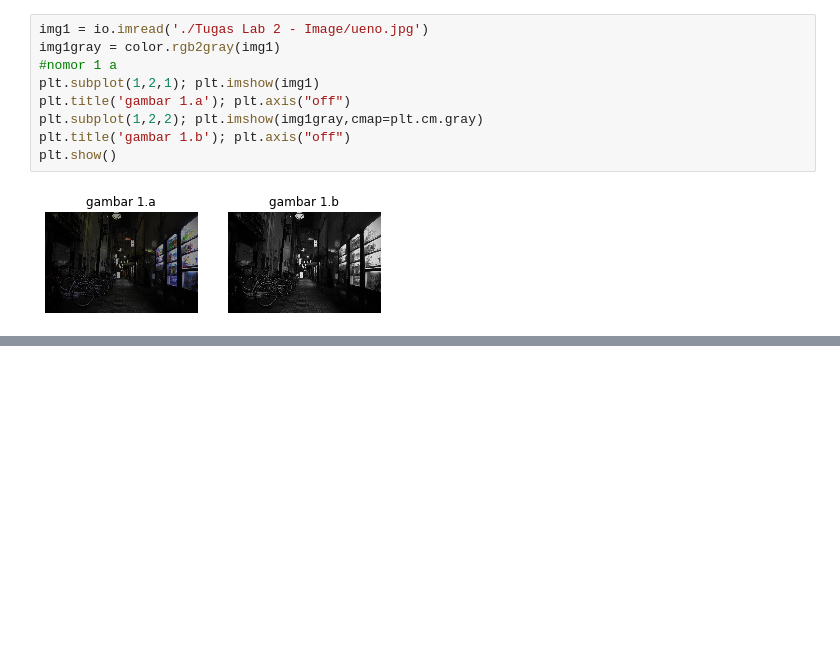
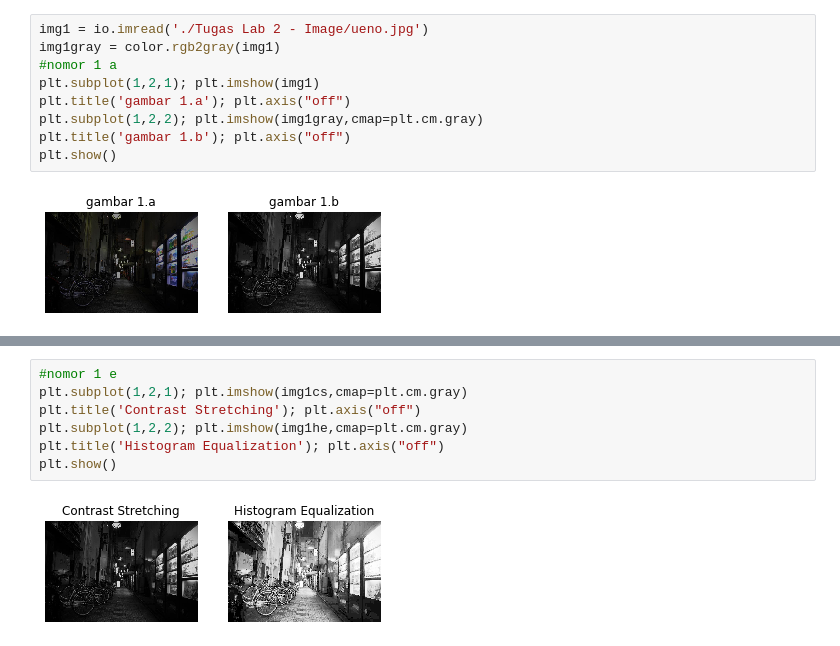
Before and after one commit to anwarfarihin/lab-pengcit, a Jupyter notebook: Tugas Lab 2 - Images/TugasLab2_Muhammad Anwar Farihin_1706039635.ipynb, the cells around one changed output, grey strips where cells are left out. Drawn from its saved outputs; the diff is of its cells as text; blank space fills up the shorter version.

```diff
--- a/Tugas Lab 2 - Images/TugasLab2_Muhammad Anwar Farihin_1706039635.ipynb
+++ b/Tugas Lab 2 - Images/TugasLab2_Muhammad Anwar Farihin_1706039635.ipynb
@@ -22,0 +59,9 @@ plt.show()
+# %%
+#nomor 1 e
+plt.subplot(1,2,1); plt.imshow(img1cs,cmap=plt.cm.gray)
+plt.title('Contrast Stretching'); plt.axis("off")
+plt.subplot(1,2,2); plt.imshow(img1he,cmap=plt.cm.gray)
+plt.title('Histogram Equalization'); plt.axis("off")
+plt.show()
+# %% [output]
+[figure, added]
```
Also changed, not shown: parts of 8 cells of this notebook, 1 other file.
